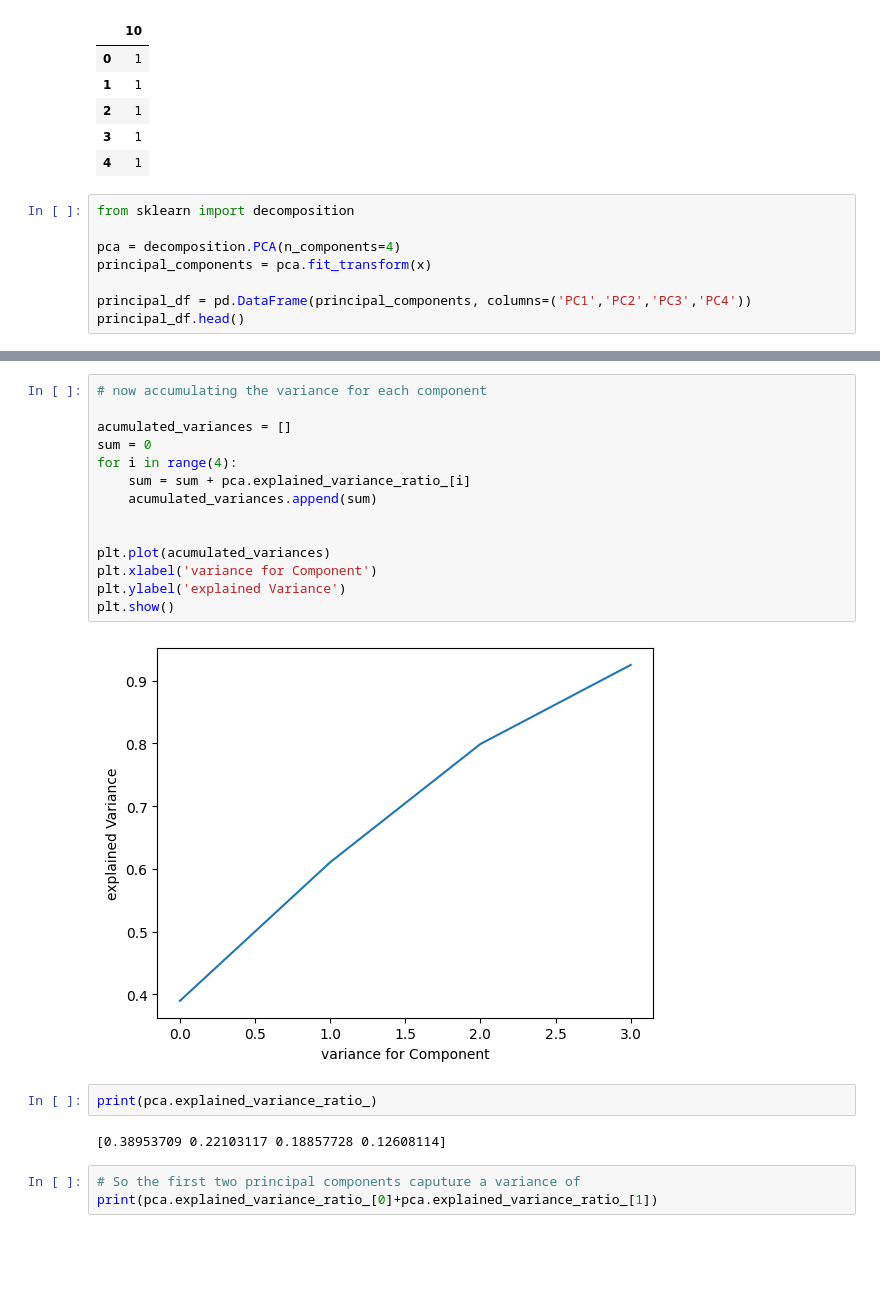
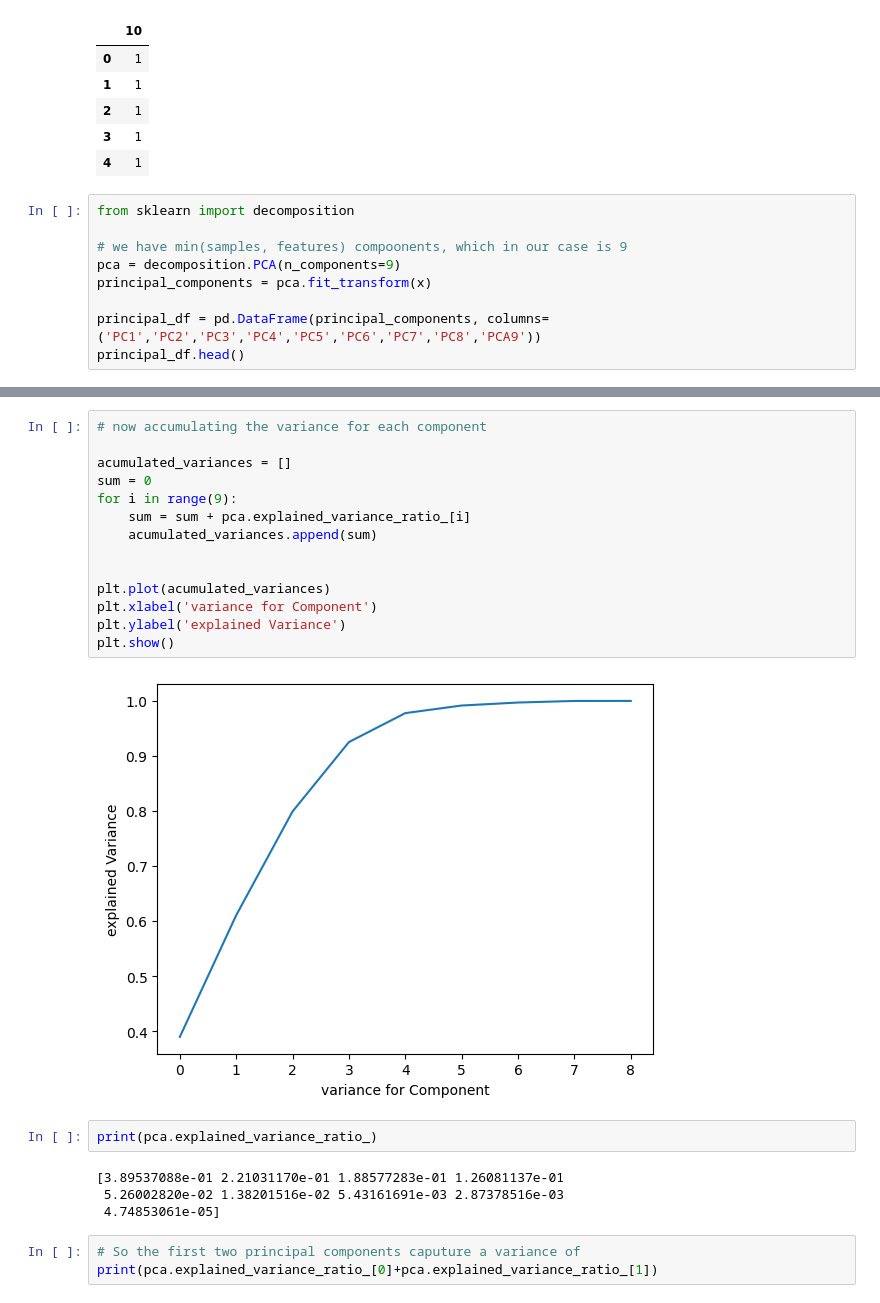
Before and after one commit to SavasKoeklu/NEC_A3, a Jupyter notebook: pca.ipynb, the cells around one changed output, grey strips where cells are left out. Drawn from its saved outputs; the diff is of its cells as text; blank space fills up the shorter version.

```diff
--- a/pca.ipynb
+++ b/pca.ipynb
@@ -156,9 +158,10 @@ y.head()
 # %%
 from sklearn import decomposition
 
-pca = decomposition.PCA(n_components=4)
+# we have min(samples, features) compoonents, which in our case is 9
+pca = decomposition.PCA(n_components=9)
 principal_components = pca.fit_transform(x)
 
-principal_df = pd.DataFrame(principal_components, columns=('PC1','PC2','PC3','PC4'))
+principal_df = pd.DataFrame(principal_components, columns=('PC1','PC2','PC3','PC4','PC5','PC6','PC7','PC8','PCA9'))
 principal_df.head()
 # %% [output]
@@ -182,23 +185,25 @@ plt.show()
 # %%
 # now accumulating the variance for each component
 
 acumulated_variances = []
 sum = 0
-for i in range(4):
+for i in range(9):
     sum = sum + pca.explained_variance_ratio_[i]
     acumulated_variances.append(sum)
 
 
 plt.plot(acumulated_variances)
 plt.xlabel('variance for Component')
 plt.ylabel('explained Variance')
 plt.show()
 # %% [output]
-[figure, old version]
+[figure, new version]
 # %%
 print(pca.explained_variance_ratio_)
 # %% [output]
-[0.38953709 0.22103117 0.18857728 0.12608114]
+[3.89537088e-01 2.21031170e-01 1.88577283e-01 1.26081137e-01
+ 5.26002820e-02 1.38201516e-02 5.43161691e-03 2.87378516e-03
+ 4.74853061e-05]
 # %%
 # So the first two principal components caputure a variance of
 print(pca.explained_variance_ratio_[0]+pca.explained_variance_ratio_[1])
```
Also changed, not shown: parts of 6 cells of this notebook, 1 other file.
